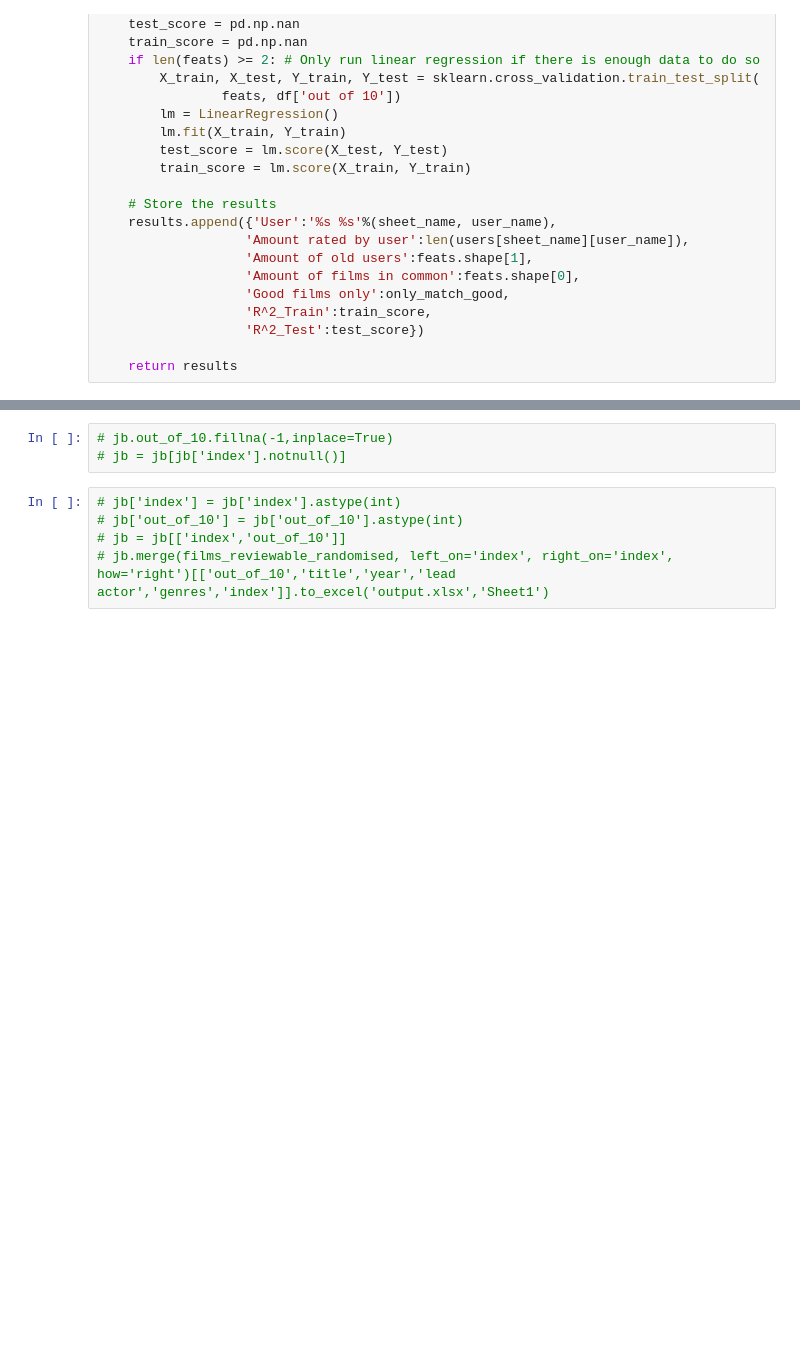
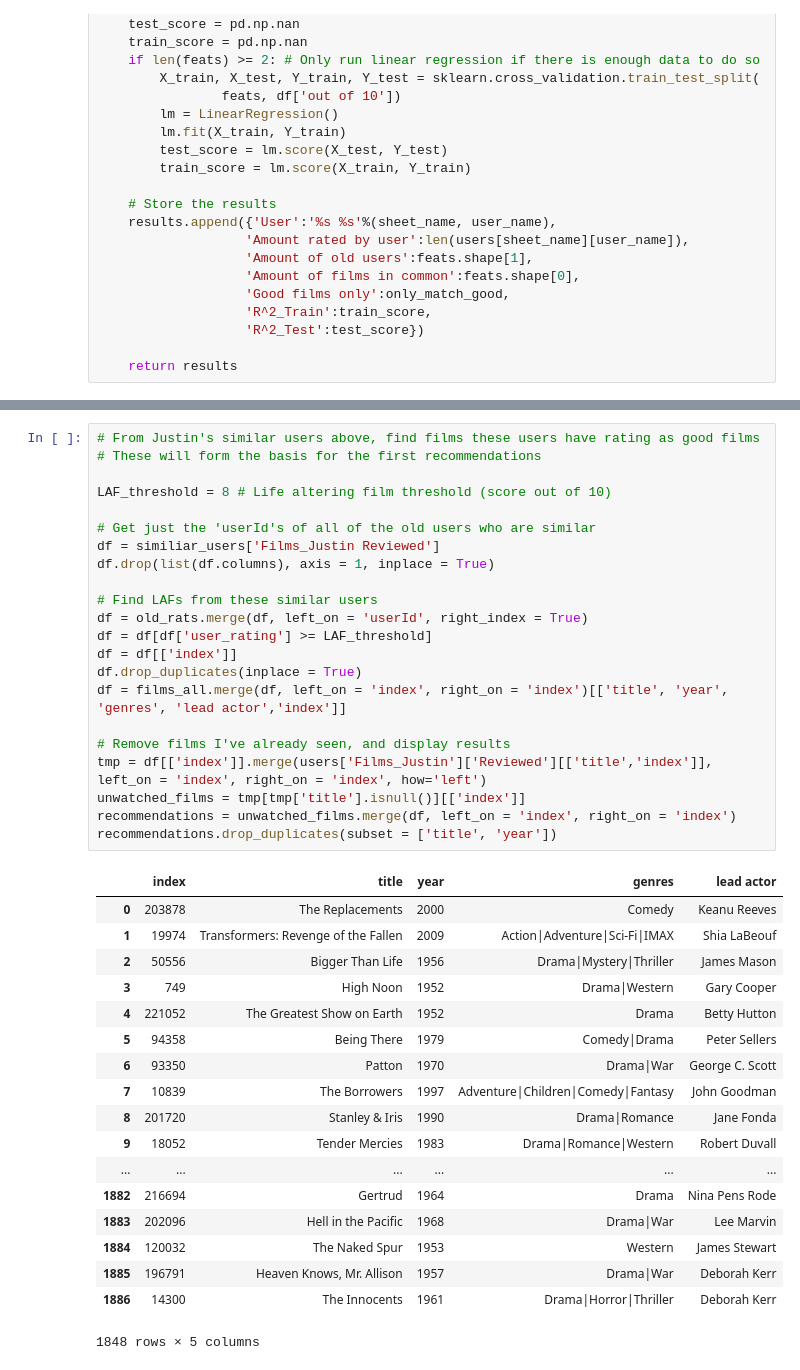
Before and after one commit to bartstonejjj/DataScienceIntensive, a Jupyter notebook: Capstone/Film Recommendation Engine.ipynb, the cells around one changed output, grey strips where cells are left out. Drawn from its saved outputs; the diff is of its cells as text; blank space fills up the shorter version.

```diff
--- a/Capstone/Film Recommendation Engine.ipynb
+++ b/Capstone/Film Recommendation Engine.ipynb
@@ -1088,8 +941,41 @@ similiar_users['Films_Barker Dave']
-# %%
-# jb.out_of_10.fillna(-1,inplace=True)
-# jb = jb[jb['index'].notnull()]
-# %%
-# jb['index'] = jb['index'].astype(int)
-# jb['out_of_10'] = jb['out_of_10'].astype(int)
-# jb = jb[['index','out_of_10']]
-# jb.merge(films_reviewable_randomised, left_on='index', right_on='index', how='right')[['out_of_10','title','year','lead actor','genres','index']].to_excel('output.xlsx','Sheet1')
+# %%
+# From Justin's similar users above, find films these users have rating as good films
+# These will form the basis for the first recommendations
+
+LAF_threshold = 8 # Life altering film threshold (score out of 10)
+
+# Get just the 'userId's of all of the old users who are similar
+df = similiar_users['Films_Justin Reviewed']
+df.drop(list(df.columns), axis = 1, inplace = True)
+
+# Find LAFs from these similar users
+df = old_rats.merge(df, left_on = 'userId', right_index = True)
+df = df[df['user_rating'] >= LAF_threshold]
+df = df[['index']]
+df.drop_duplicates(inplace = True)
+df = films_all.merge(df, left_on = 'index', right_on = 'index')[['title', 'year', 'genres', 'lead actor','index']]
+
+# Remove films I've already seen, and display results
+tmp = df[['index']].merge(users['Films_Justin']['Reviewed'][['title','index']], left_on = 'index', right_on = 'index', how='left')
+unwatched_films = tmp[tmp['title'].isnull()][['index']]
+recommendations = unwatched_films.merge(df, left_on = 'index', right_on = 'index')
+recommendations.drop_duplicates(subset = ['title', 'year'])
+# %% [output]
+|  | index | title | year | genres | lead actor |
+| 0 | 203878 | The Replacements | 2000 | Comedy | Keanu Reeves |
+| 1 | 19974 | Transformers: Revenge of the Fallen | 2009 | Action|Adventure|Sci-Fi|IMAX | Shia LaBeouf |
+| 2 | 50556 | Bigger Than Life | 1956 | Drama|Mystery|Thriller | James Mason |
+| 3 | 749 | High Noon | 1952 | Drama|Western | Gary Cooper |
+| 4 | 221052 | The Greatest Show on Earth | 1952 | Drama | Betty Hutton |
+| 5 | 94358 | Being There | 1979 | Comedy|Drama | Peter Sellers |
+| 6 | 93350 | Patton | 1970 | Drama|War | George C. Scott |
+| 7 | 10839 | The Borrowers | 1997 | Adventure|Children|Comedy|Fantasy | John Goodman |
+| 8 | 201720 | Stanley & Iris | 1990 | Drama|Romance | Jane Fonda |
+| 9 | 18052 | Tender Mercies | 1983 | Drama|Romance|Western | Robert Duvall |
+| ... | ... | ... | ... | ... | ... |
+| 1882 | 216694 | Gertrud | 1964 | Drama | Nina Pens Rode |
+| 1883 | 202096 | Hell in the Pacific | 1968 | Drama|War | Lee Marvin |
+| 1884 | 120032 | The Naked Spur | 1953 | Western | James Stewart |
+| 1885 | 196791 | Heaven Knows, Mr. Allison | 1957 | Drama|War | Deborah Kerr |
+| 1886 | 14300 | The Innocents | 1961 | Drama|Horror|Thriller | Deborah Kerr |
+1848 rows × 5 columns
```
Also changed, not shown: parts of 42 cells of this notebook, 1 other file.
